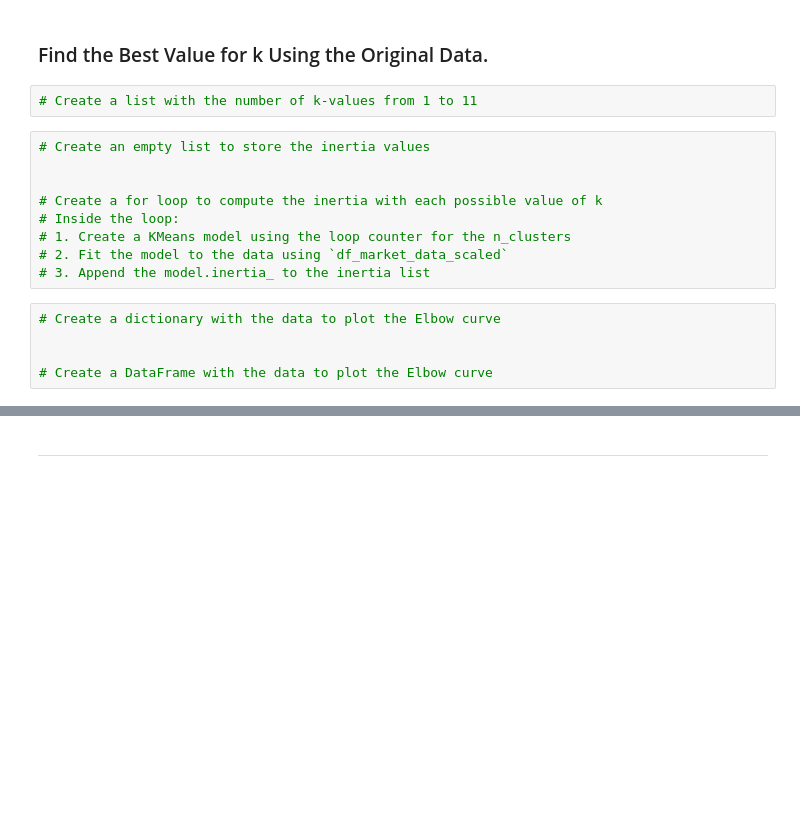
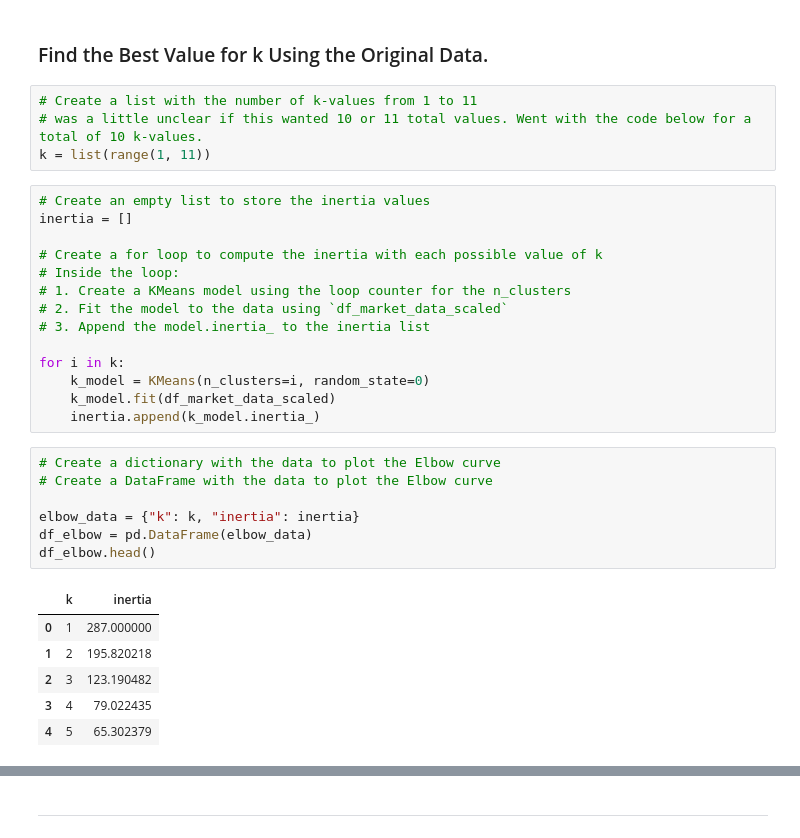
Before and after one commit to kristianrafuse/CryptoClustering, a Jupyter notebook: Crypto_Clustering.ipynb.ipynb, the cells around one changed output, grey strips where cells are left out. Cells and saved outputs as stored; diff of their text form; blank space fills up the shorter version.

```diff
--- a/Crypto_Clustering.ipynb.ipynb
+++ b/Crypto_Clustering.ipynb.ipynb
@@ -73,20 +114,36 @@ df_market_data.hvplot.line(
 ### Find the Best Value for k Using the Original Data.
 # %%
 # Create a list with the number of k-values from 1 to 11
+# was a little unclear if this wanted 10 or 11 total values. Went with the code below for a total of 10 k-values.
+k = list(range(1, 11))
 # %%
 # Create an empty list to store the inertia values
-
+inertia = []
 
 # Create a for loop to compute the inertia with each possible value of k
 # Inside the loop:
 # 1. Create a KMeans model using the loop counter for the n_clusters
 # 2. Fit the model to the data using `df_market_data_scaled`
 # 3. Append the model.inertia_ to the inertia list
+
+for i in k:
+    k_model = KMeans(n_clusters=i, random_state=0)
+    k_model.fit(df_market_data_scaled)
+    inertia.append(k_model.inertia_)
 # %%
 # Create a dictionary with the data to plot the Elbow curve
+# Create a DataFrame with the data to plot the Elbow curve
 
-
-# Create a DataFrame with the data to plot the Elbow curve
+elbow_data = {"k": k, "inertia": inertia}
+df_elbow = pd.DataFrame(elbow_data)
+df_elbow.head()
+# %% [output]
+|  | k | inertia |
+| 0 | 1 | 287.000000 |
+| 1 | 2 | 195.820218 |
+| 2 | 3 | 123.190482 |
+| 3 | 4 | 79.022435 |
+| 4 | 5 | 65.302379 |
 # %%
 # Plot a line chart with all the inertia values computed with
 # the different values of k to visually identify the optimal value for k.
```
Also changed, not shown: parts of 13 cells of this notebook.
